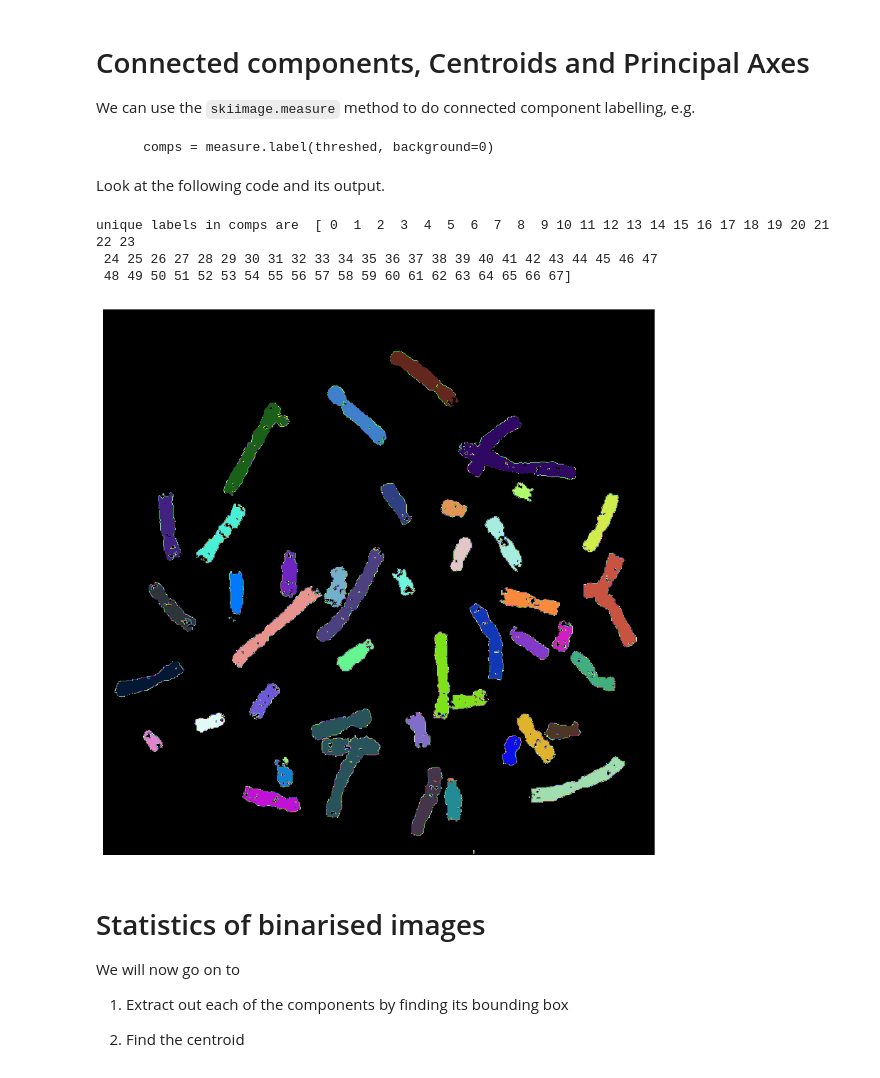
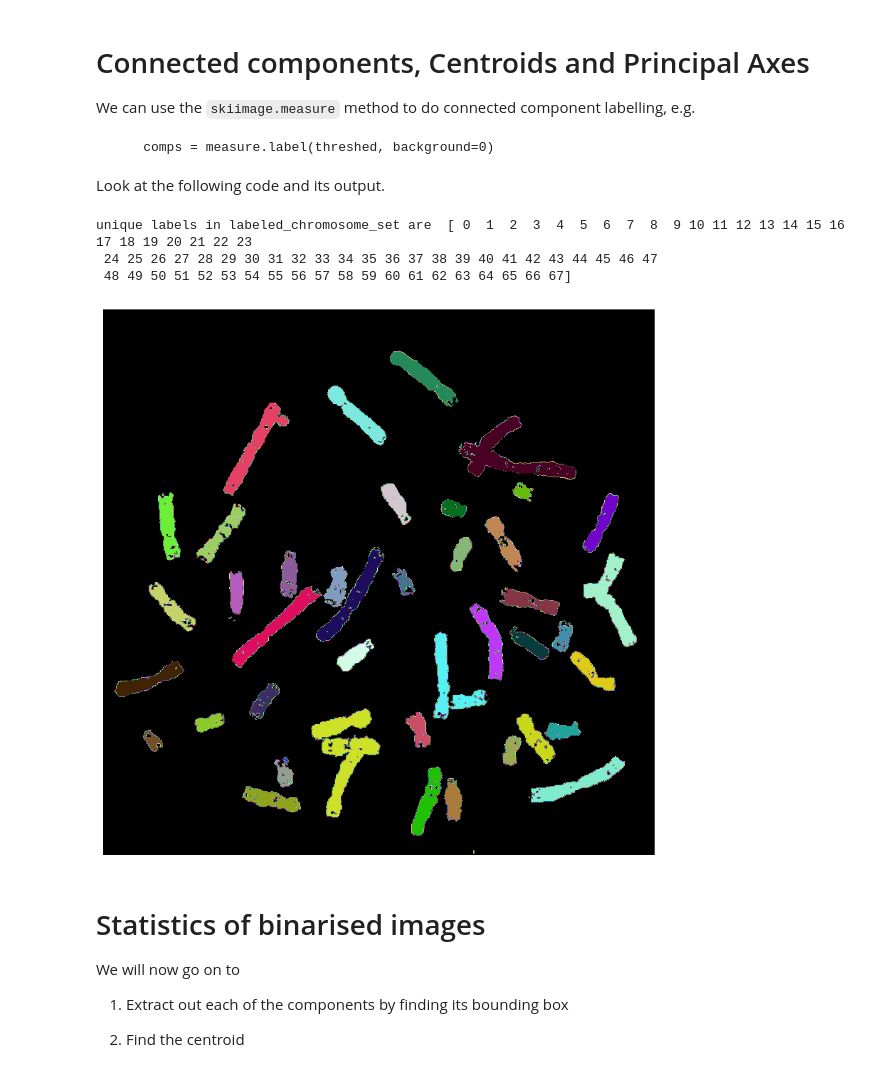
Before and after one commit to Xanonymous-GitHub/cs933-lab, a Jupyter notebook: lab2/lab-2.ipynb, the cells around one changed output. Drawn from its saved outputs; the diff is of its cells as text; code cells hidden in the pictures.

```diff
--- a/lab2/lab-2.ipynb
+++ b/lab2/lab-2.ipynb
@@ -409,31 +409,37 @@ Look at the following code and its output.
 # %%
 # Connected components, Centroids and Principal Axes
 import matplotlib as mpl
 from skimage import measure
 
 # threshold at 200
-threshed = np.zeros(chromo.shape, "int")
-threshed[chromo < 200] = 1
+threshed_chromosomes = np.zeros(chromo.shape, np.uint8)
+threshed_chromosomes[chromo < 200] = 1
 
-# need to delete smallest component if more than 2
-comps = measure.label(threshed, background=0)
-print("unique labels in comps are ", np.unique(comps))
+# The output `components` is a ndarray of the same shape as the input image.
+# In this array, each pixel is labelled with a unique integer value.
+# Pixels with the same integer value belong to the same connected component.
+# The background is labelled 0.
+labeled_chromosome_set = measure.label(threshed_chromosomes, background=0)
+print(
+    "unique labels in labeled_chromosome_set are ",
+    labels_of_chromosomes := np.unique(labeled_chromosome_set)
+)
 
 # make a colour map of random colors
 rand_colors = np.random.rand(256, 3)
 rand_colors[0, :] = 0.0  # black at zero index
 rand_cmap = mpl.colors.ListedColormap(rand_colors)
 
 # print(rand_colors)
 fig = plt.figure(figsize=(10, 10))
-plt.imshow(comps, cmap=rand_cmap)
+plt.imshow(labeled_chromosome_set, cmap=rand_cmap)
 plt.axis("off")
 plt.show()
 # %% [output]
-unique labels in comps are  [ 0  1  2  3  4  5  6  7  8  9 10 11 12 13 14 15 16 17 18 19 20 21 22 23
+unique labels in labeled_chromosome_set are  [ 0  1  2  3  4  5  6  7  8  9 10 11 12 13 14 15 16 17 18 19 20 21 22 23
  24 25 26 27 28 29 30 31 32 33 34 35 36 37 38 39 40 41 42 43 44 45 46 47
  48 49 50 51 52 53 54 55 56 57 58 59 60 61 62 63 64 65 66 67]
-[figure, old version]
+[figure, new version]
 # %% [markdown]
 # Statistics of binarised images
 
```
Also changed, not shown: parts of 15 cells of this notebook.
